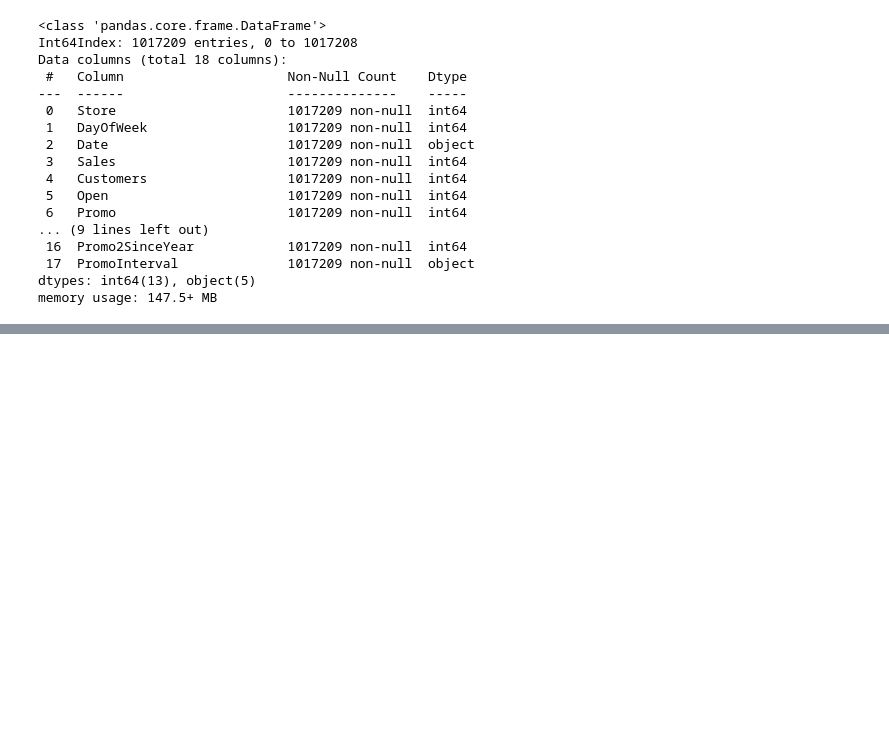
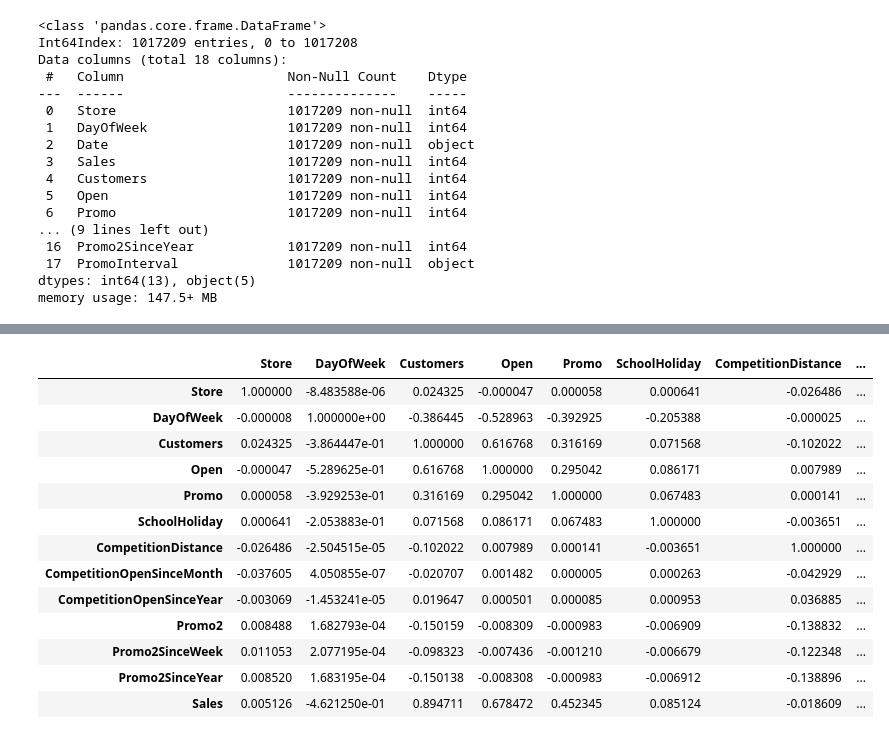
Before and after one commit to SaamarthMeston/Capstone-Project-2---Rossmann-s-sales-prediction, a Jupyter notebook: Rossmann_Sales_Prediction_Capstone_Project.ipynb, the cells around one changed output, grey strips where cells are left out. Cells and saved outputs as stored; diff of their text form; code cells hidden in the pictures; blank space fills up the shorter version.

```diff
--- a/Rossmann_Sales_Prediction_Capstone_Project.ipynb
+++ b/Rossmann_Sales_Prediction_Capstone_Project.ipynb
@@ -411,0 +538,17 @@ Full_Df['Date'] = pd.to_datetime(Full_Df['Date'], format= '%Y-%m-%d')
+# %%
+Full_Df.corr()
+# %% [output]
+|  | Store | DayOfWeek | Customers | Open | Promo | SchoolHoliday | CompetitionDistance | ... |
+| Store | 1.000000 | -8.483588e-06 | 0.024325 | -0.000047 | 0.000058 | 0.000641 | -0.026486 | ... |
+| DayOfWeek | -0.000008 | 1.000000e+00 | -0.386445 | -0.528963 | -0.392925 | -0.205388 | -0.000025 | ... |
+| Customers | 0.024325 | -3.864447e-01 | 1.000000 | 0.616768 | 0.316169 | 0.071568 | -0.102022 | ... |
+| Open | -0.000047 | -5.289625e-01 | 0.616768 | 1.000000 | 0.295042 | 0.086171 | 0.007989 | ... |
+| Promo | 0.000058 | -3.929253e-01 | 0.316169 | 0.295042 | 1.000000 | 0.067483 | 0.000141 | ... |
+| SchoolHoliday | 0.000641 | -2.053883e-01 | 0.071568 | 0.086171 | 0.067483 | 1.000000 | -0.003651 | ... |
+| CompetitionDistance | -0.026486 | -2.504515e-05 | -0.102022 | 0.007989 | 0.000141 | -0.003651 | 1.000000 | ... |
+| CompetitionOpenSinceMonth | -0.037605 | 4.050855e-07 | -0.020707 | 0.001482 | 0.000005 | 0.000263 | -0.042929 | ... |
+| CompetitionOpenSinceYear | -0.003069 | -1.453241e-05 | 0.019647 | 0.000501 | 0.000085 | 0.000953 | 0.036885 | ... |
+| Promo2 | 0.008488 | 1.682793e-04 | -0.150159 | -0.008309 | -0.000983 | -0.006909 | -0.138832 | ... |
+| Promo2SinceWeek | 0.011053 | 2.077195e-04 | -0.098323 | -0.007436 | -0.001210 | -0.006679 | -0.122348 | ... |
+| Promo2SinceYear | 0.008520 | 1.683195e-04 | -0.150138 | -0.008308 | -0.000983 | -0.006912 | -0.138896 | ... |
+| Sales | 0.005126 | -4.621250e-01 | 0.894711 | 0.678472 | 0.452345 | 0.085124 | -0.018609 | ... |
```
Also changed, not shown: parts of 81 cells of this notebook.
